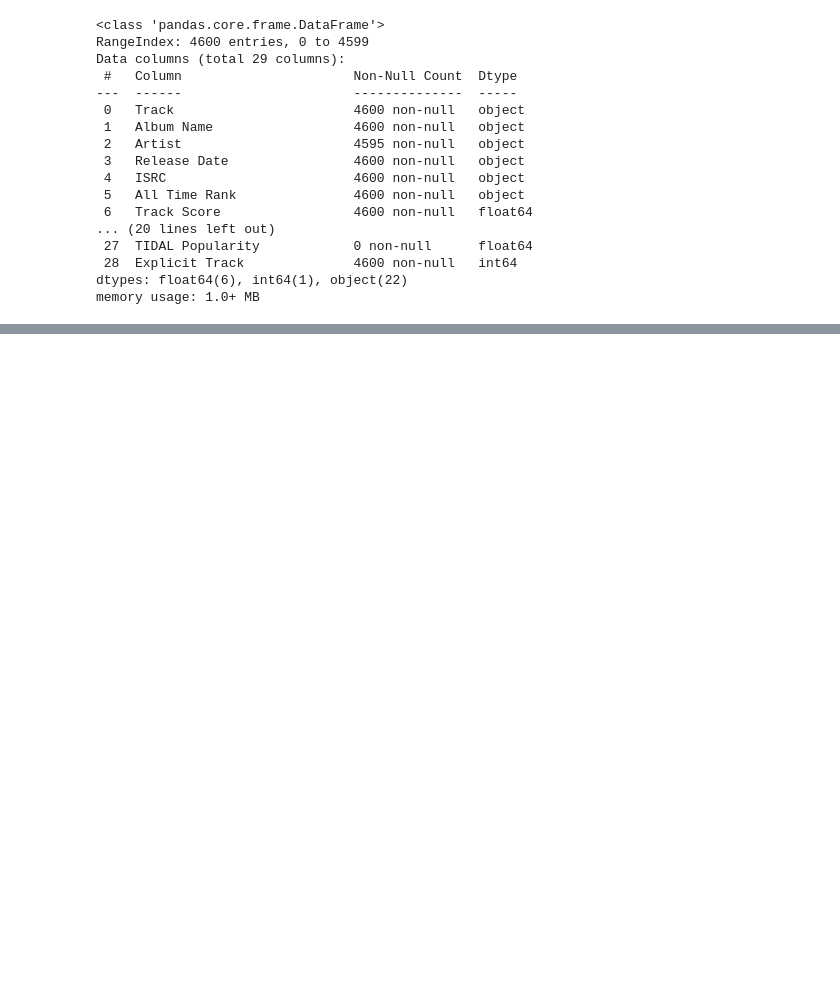
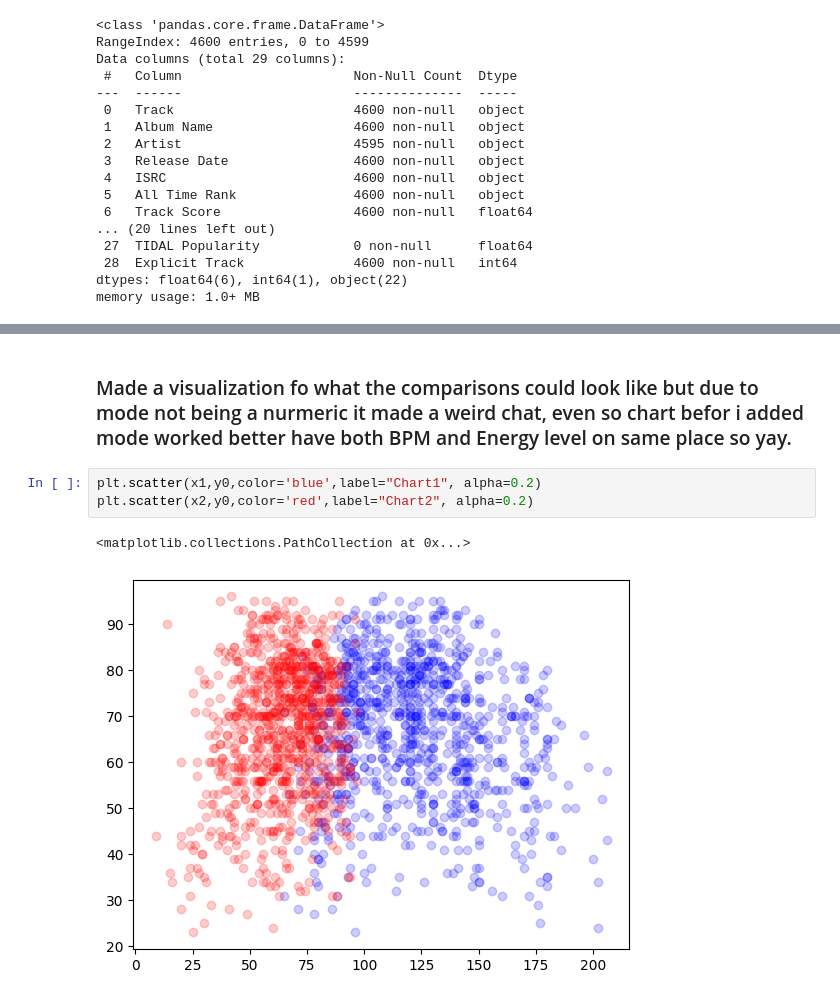
Before and after one commit to Molashhs/spotifyTCS, a Jupyter notebook: DSRP_Spotify_project.ipynb, the cells around one changed output, grey strips where cells are left out. Saved outputs shown, nothing was run; the diff lists cells and outputs as text; blank space fills up the shorter version.

```diff
--- a/DSRP_Spotify_project.ipynb
+++ b/DSRP_Spotify_project.ipynb
@@ -82,0 +100,8 @@ memory usage: 159.6+ KB
+# %% [markdown]
+### Made a visualization fo what the comparisons could look like but due to mode not being a nurmeric it made a weird chat, even so chart befor i added mode worked better have both BPM and Energy level on same place so yay.
+# %%
+plt.scatter(x1,y0,color='blue',label="Chart1", alpha=0.2)
+plt.scatter(x2,y0,color='red',label="Chart2", alpha=0.2)
+# %% [output]
+<matplotlib.collections.PathCollection at 0x...>
+[figure, added]
```
Also changed, not shown: parts of 16 cells of this notebook.
